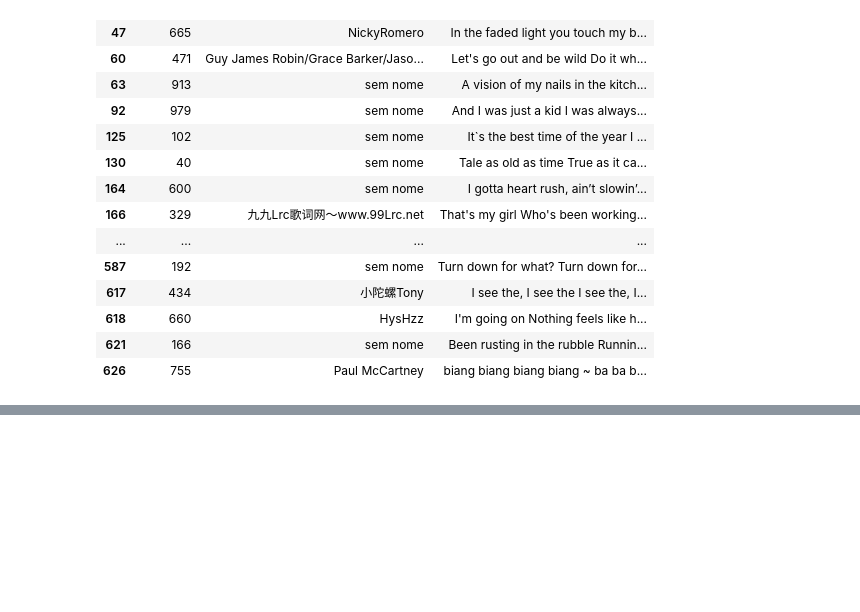
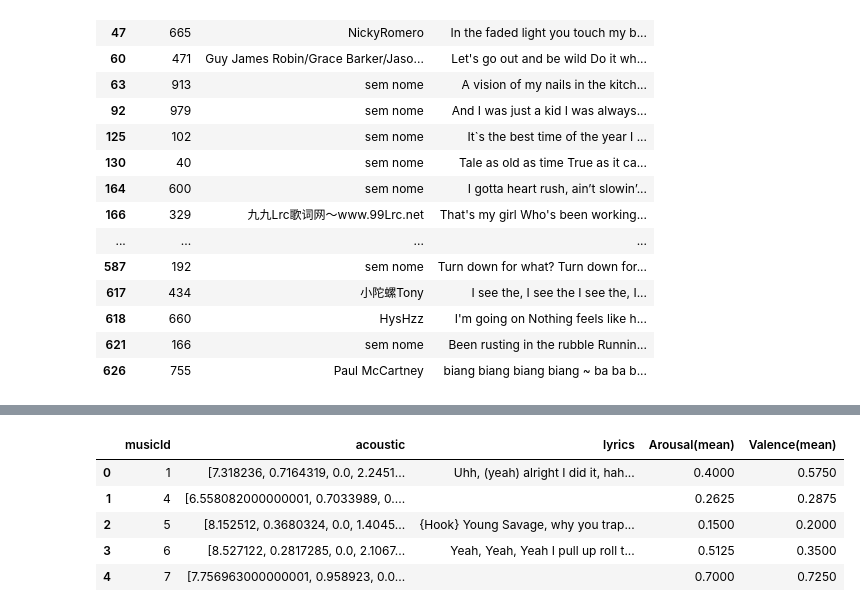
Before and after one commit to AngeloMendes/mer-music-emotion-recognition, a Jupyter notebook: notebook/1-build-dataset.ipynb, the cells around one changed output, grey strips where cells are left out. Saved outputs shown, nothing was run; the diff lists cells and outputs as text; code cells hidden in the pictures; blank space fills up the shorter version.

```diff
--- a/notebook/1-build-dataset.ipynb
+++ b/notebook/1-build-dataset.ipynb
@@ -78,0 +159,13 @@ df.to_csv("../data/processed/lyrics.csv")
+# %%
+letras = []
+log = open("../data/processed/letras_faltantes.txt","w")
+log.write("musicId\n")
+for i in aux_static_features_df.itertuples(index=False):
+    try:
+        letras.append(df[df.music_id==str(i.musicId)].lyrics.tolist()[0])
+    except IndexError:
+        print(i.musicId)
+        log.write(f"{i.musicId}\n")
+        letras.append("")
+log.close()
+#letras
@@ -78,0 +190,3 @@ df.to_csv("../data/processed/lyrics.csv")
+# %%
+aux_static_features_df["lyrics"]=letras
+aux_static_features_df.head()
@@ -78,0 +200,3 @@ df.to_csv("../data/processed/lyrics.csv")
+# %%
+annotations_df = pd.read_csv("../data/raw/PMEmo2019/annotations/static_annotations.csv")
+annotations_df.head()
@@ -78,0 +210,16 @@ df.to_csv("../data/processed/lyrics.csv")
+# %%
+import numpy as np
+arousal = []
+valenece = []
+log = open("../data/processed/anotacoes_faltantes.txt","w")
+log.write("musicId\n")
+for i in aux_static_features_df.itertuples(index=False):
+    try:
+        arousal.append(annotations_df[annotations_df.musicId==i.musicId]['Arousal(mean)'].tolist()[0])
+        valenece.append(annotations_df[annotations_df.musicId==i.musicId]['Valence(mean)'].tolist()[0])
+    except IndexError:
+        print(i.musicId)
+        log.write(f"{i.musicId}\n")
+        arousal.append(np.NaN)
+        valenece.append(np.NaN)
+log.close()
@@ -78,0 +244,11 @@ df.to_csv("../data/processed/lyrics.csv")
+# %%
+aux_static_features_df["Arousal(mean)"]=arousal
+aux_static_features_df["Valence(mean)"]=valenece
+aux_static_features_df.head()
+# %% [output]
+|  | musicId | acoustic | lyrics | Arousal(mean) | Valence(mean) |
+| 0 | 1 | [7.318236, 0.7164319, 0.0, 2.2451... | Uhh, (yeah) alright I did it, hah... | 0.4000 | 0.5750 |
+| 1 | 4 | [6.558082000000001, 0.7033989, 0.... |  | 0.2625 | 0.2875 |
+| 2 | 5 | [8.152512, 0.3680324, 0.0, 1.4045... | {Hook} Young Savage, why you trap... | 0.1500 | 0.2000 |
+| 3 | 6 | [8.527122, 0.2817285, 0.0, 2.1067... | Yeah, Yeah, Yeah I pull up roll t... | 0.5125 | 0.3500 |
+| 4 | 7 | [7.756963000000001, 0.958923, 0.0... |  | 0.7000 | 0.7250 |
```
Also changed, not shown: parts of 15 cells of this notebook.
